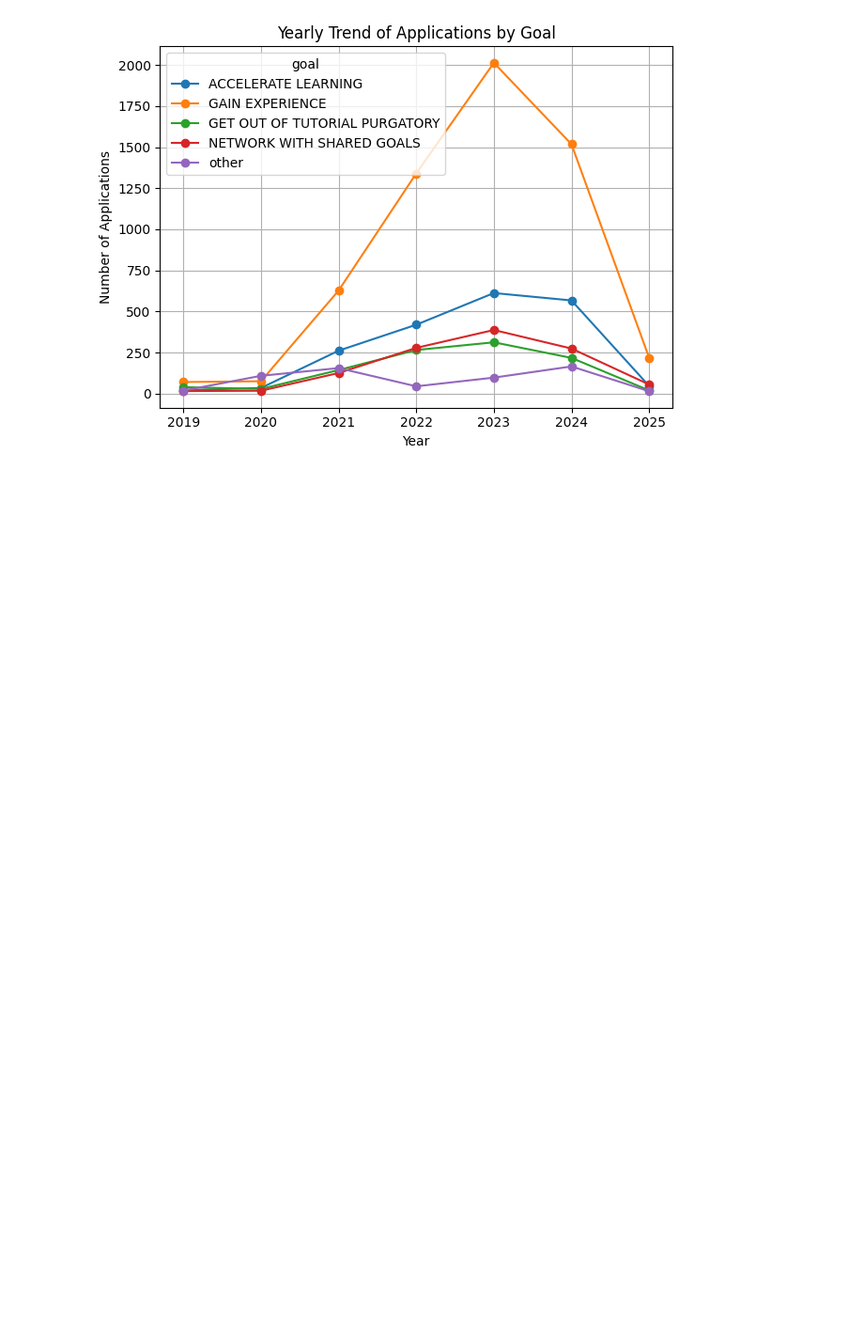
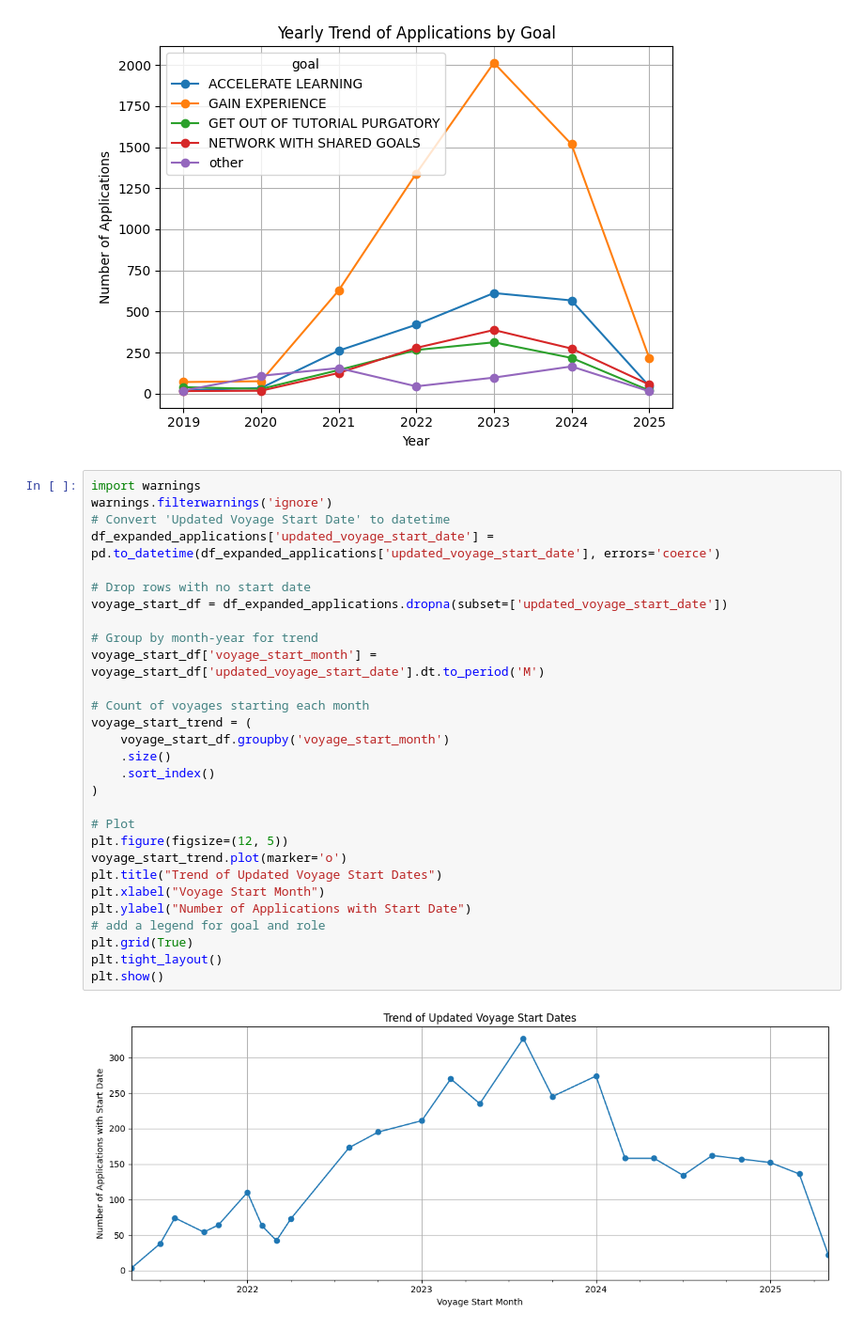
Before and after one commit to roziii/chingu_segment_analysis, a Jupyter notebook: application_voyage_list_merge.ipynb, the cells around one changed output. Shown at 94% size. Cells and saved outputs as stored; diff of their text form; blank space fills up the shorter version.

```diff
--- a/application_voyage_list_merge.ipynb
+++ b/application_voyage_list_merge.ipynb
@@ -327,3 +327,34 @@ plt.show()
 [figure]
 <Figure size 1400x600 with 0 Axes>
 [figure]
+# %%
+import warnings
+warnings.filterwarnings('ignore')
+# Convert 'Updated Voyage Start Date' to datetime
+df_expanded_applications['updated_voyage_start_date'] = pd.to_datetime(df_expanded_applications['updated_voyage_start_date'], errors='coerce')
+
+# Drop rows with no start date
+voyage_start_df = df_expanded_applications.dropna(subset=['updated_voyage_start_date'])
+
+# Group by month-year for trend
+voyage_start_df['voyage_start_month'] = voyage_start_df['updated_voyage_start_date'].dt.to_period('M')
+
+# Count of voyages starting each month
+voyage_start_trend = (
+    voyage_start_df.groupby('voyage_start_month')
+    .size()
+    .sort_index()
+)
+
+# Plot
+plt.figure(figsize=(12, 5))
+voyage_start_trend.plot(marker='o')
+plt.title("Trend of Updated Voyage Start Dates")
+plt.xlabel("Voyage Start Month")
+plt.ylabel("Number of Applications with Start Date")
+# add a legend for goal and role
+plt.grid(True)
+plt.tight_layout()
+plt.show()
+# %% [output]
+[figure, added]
```
Also changed, not shown: parts of 2 cells of this notebook.
